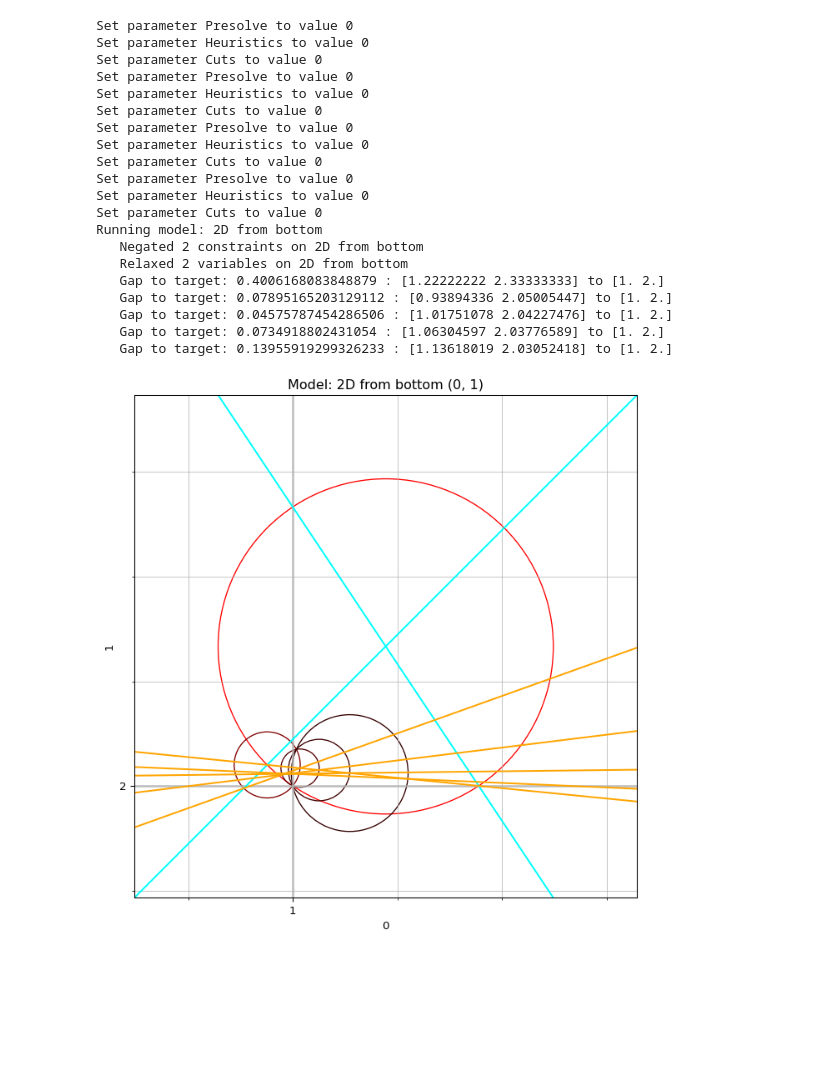
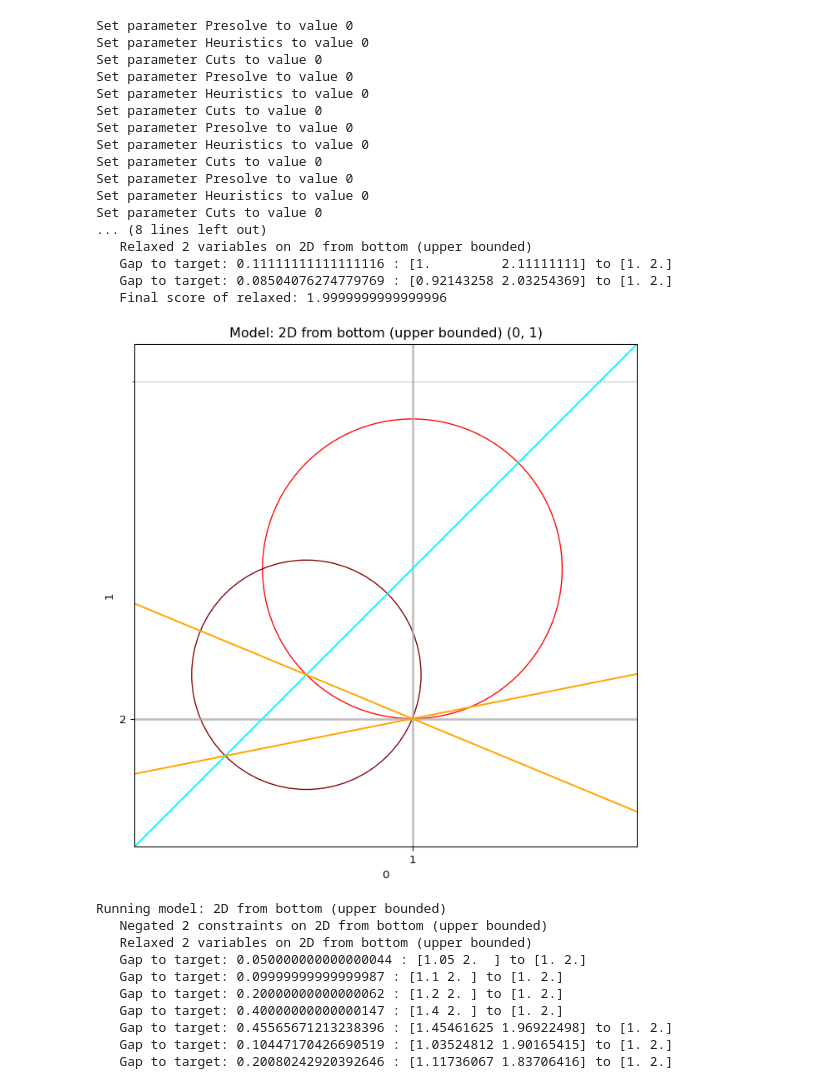
Before and after one commit to BrannonKing/intersection_cuts, a Jupyter notebook: main.ipynb, the cells around one changed output. Saved outputs shown, nothing was run; the diff lists cells and outputs as text; code cells hidden in the pictures; blank space fills up the shorter version.

Commit message:
trying to address the upper-bounded variables

```diff
--- a/main.ipynb
+++ b/main.ipynb
@@ -35,8 +35,12 @@ def add_balas_ball_cut(relaxed: gp.Model, target, integer_vars, integer_idx, plo
     if plotter is not None:
         plotter.add_ball(current, radius)
 
+    variables = relaxed.getVars()  # TODO: pass this in as it's expensive?
+    constraints = relaxed.getConstrs()  # wish we didn't have to use this one
+
     basis = gu.read_basis(relaxed)
-    tableau, col_to_var, negated_vars = gu.read_tableau(relaxed, basis, extra_rows=1)
+    tableau, col_to_var, negated_rows = gu.read_tableau(relaxed, basis, extra_rows=1)
+    negated_vars = [basis[nr] for nr in negated_rows]
 
     # drop the rows of non-integer variables:
     to_drop = [i for i, base in enumerate(basis) if base not in integer_idx]
@@ -49,9 +53,6 @@ def add_balas_ball_cut(relaxed: gp.Model, target, integer_vars, integer_idx, plo
     tableau[-1, int_cols] = -1  # use our extra row to store the col==row -> 1
     lengths = np.linalg.norm(tableau, norm, axis=0)
     lengths /= radius
-
-    variables = relaxed.getVars()  # TODO: pass this in as it's expensive
-    constraints = relaxed.getConstrs()
 
     if bounds_tightening:  # assuming this is only true on a feasible target
         for i, base in enumerate(basis):
@@ -71,6 +72,10 @@ def add_balas_ball_cut(relaxed: gp.Model, target, integer_vars, integer_idx, plo
 
     def find_variable(index):
         if index < len(variables):
+            # handle inverted variables (SCIP and Gurobi both have this silliness)
+            if variables[index].VBasis == -2:
+                return variables[index].X - variables[index]
+            assert variables[index].VBasis == -1  # not handling -3 yet
             return variables[index]
         # if only gurobi gave us access to their slack variables...
         # instead, we have to solve for it:
@@ -86,54 +91,76 @@ def add_balas_ball_cut(relaxed: gp.Model, target, integer_vars, integer_idx, plo
 
     summed_terms = gp.quicksum(lengths[i] * find_variable(j) for i, j in enumerate(col_to_var))
     new_con = relaxed.addConstr(summed_terms >= 1)
+
+    # def find_variable_value(index):
+    #     if index < len(variables):
+    #         return variables[index].X
+    #     cons_idx = index - len(variables)
+    #     constraint = constraints[cons_idx]
+    #     try:
+    #         return constraint.Slack
+    #     except:
+    #         return 0.0
+
+    # full_current = sum(lengths[i] * find_variable_value(j) for i, j in enumerate(col_to_var))
+    # print("   CLOSED:", (full_current - 1) / np.linalg.norm(lengths, norm))
+
+    # what does it mean to take a relaxed point in full space and compare only its want-to-be-integer components to another?
     if plotter is not None:
         relaxed.update()
         plotter.add_constraint(new_con)
     return True
 
 # a function to run cuts against the nearest integer:
-def run_cuts_to_nearest_int(instances, cut_function, loops=5, graph_2D_3D=True):
+def run_cuts_to_nearest_int(instances, cut_function, loops=7, graph_2D_3D=True):
     for instance in instances:
         model: gp.Model = instance.as_gurobi_model()
         print("Running model:", model.ModelName)
         model.params.LogToConsole = 0
         model.params.Method = 1
         gu.standardize_lt_to_gt(model)
         int_vars, int_idx = gu.relax_int_or_bin_to_continuous(model)
         plotter = pu.create(model) if graph_2D_3D else None
         for i in range(loops):
             model.optimize()
             if model.Status != gp.GRB.OPTIMAL:
                 print("   FAILED! Status:", model.Status)
                 break
             nearest = gu.nearest_integer(int_vars)
-            if not cut_function(model, nearest, int_vars, int_idx, plotter):
+            if not cut_function(model, nearest, int_vars, int_idx, plotter, False):
                 print("   Final score of relaxed:", model.getObjective().getValue())
                 break
         if plotter is not None:
             plotter.render()
 
 # test the cuts on simple examples:
-run_cuts_to_nearest_int(list(el.get_instances().values())[0:1], add_balas_ball_cut)
+run_cuts_to_nearest_int(list(el.get_instances().values())[4:], add_balas_ball_cut)
 # %% [output]
 Set parameter Presolve to value 0
 Set parameter Heuristics to value 0
 Set parameter Cuts to value 0
 Set parameter Presolve to value 0
 Set parameter Heuristics to value 0
 Set parameter Cuts to value 0
 Set parameter Presolve to value 0
 Set parameter Heuristics to value 0
 Set parameter Cuts to value 0
 Set parameter Presolve to value 0
 Set parameter Heuristics to value 0
 Set parameter Cuts to value 0
-Running model: 2D from bottom
-   Negated 2 constraints on 2D from bottom
-   Relaxed 2 variables on 2D from bottom
-   Gap to target: 0.4006168083848879 : [1.22222222 2.33333333] to [1. 2.]
-   Gap to target: 0.07895165203129112 : [0.93894336 2.05005447] to [1. 2.]
-   Gap to target: 0.04575787454286506 : [1.01751078 2.04227476] to [1. 2.]
-   Gap to target: 0.0734918802431054 : [1.06304597 2.03776589] to [1. 2.]
-   Gap to target: 0.13955919299326233 : [1.13618019 2.03052418] to [1. 2.]
+... (8 lines left out)
+   Relaxed 2 variables on 2D from bottom (upper bounded)
+   Gap to target: 0.11111111111111116 : [1.         2.11111111] to [1. 2.]
+   Gap to target: 0.08504076274779769 : [0.92143258 2.03254369] to [1. 2.]
+   Final score of relaxed: 1.9999999999999996
-[figure, old version]
+[figure, new version]
+Running model: 2D from bottom (upper bounded)
+   Negated 2 constraints on 2D from bottom (upper bounded)
+   Relaxed 2 variables on 2D from bottom (upper bounded)
+   Gap to target: 0.050000000000000044 : [1.05 2.  ] to [1. 2.]
+   Gap to target: 0.09999999999999987 : [1.1 2. ] to [1. 2.]
+   Gap to target: 0.20000000000000062 : [1.2 2. ] to [1. 2.]
+   Gap to target: 0.40000000000000147 : [1.4 2. ] to [1. 2.]
+   Gap to target: 0.45565671213238396 : [1.45461625 1.96922498] to [1. 2.]
+   Gap to target: 0.10447170426690519 : [1.03524812 1.90165415] to [1. 2.]
+   Gap to target: 0.20080242920392646 : [1.11736067 1.83706416] to [1. 2.]
```
Also changed, not shown: parts of 5 cells of this notebook, 5 other files.
